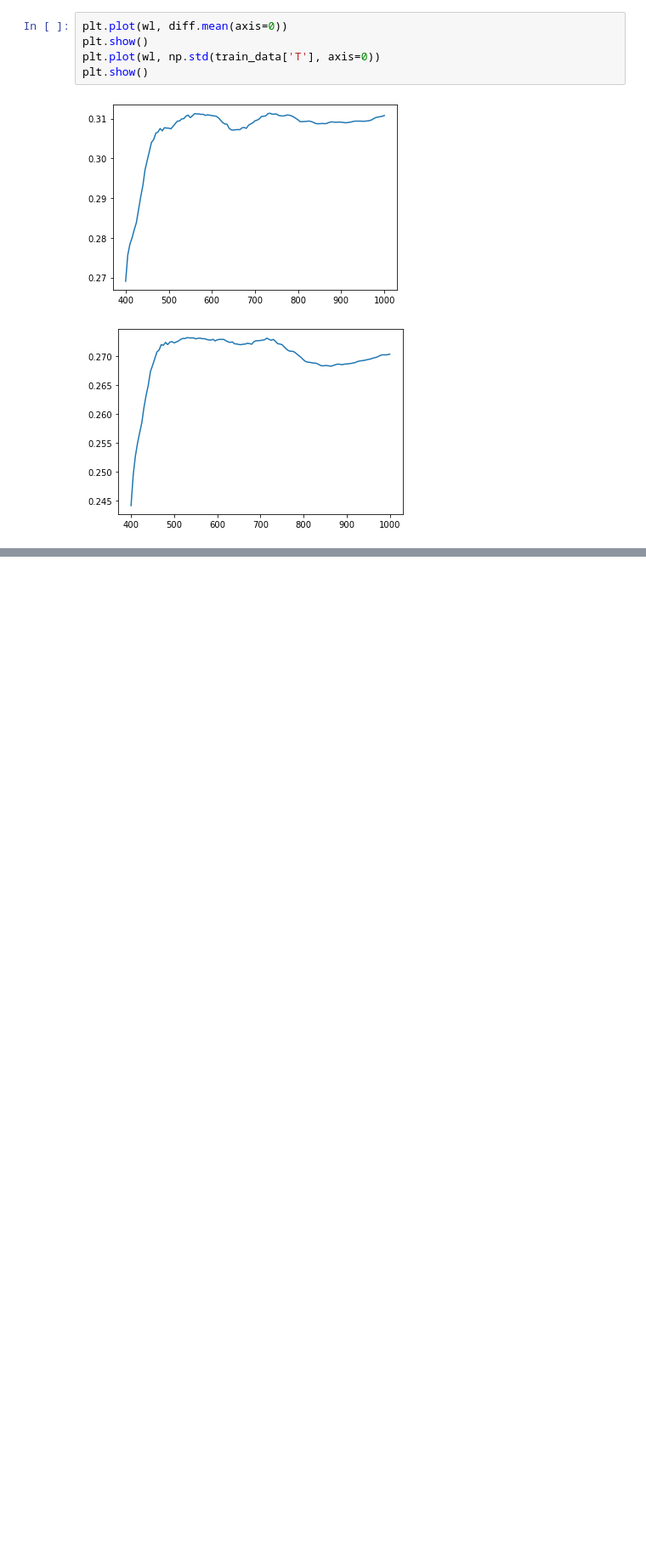
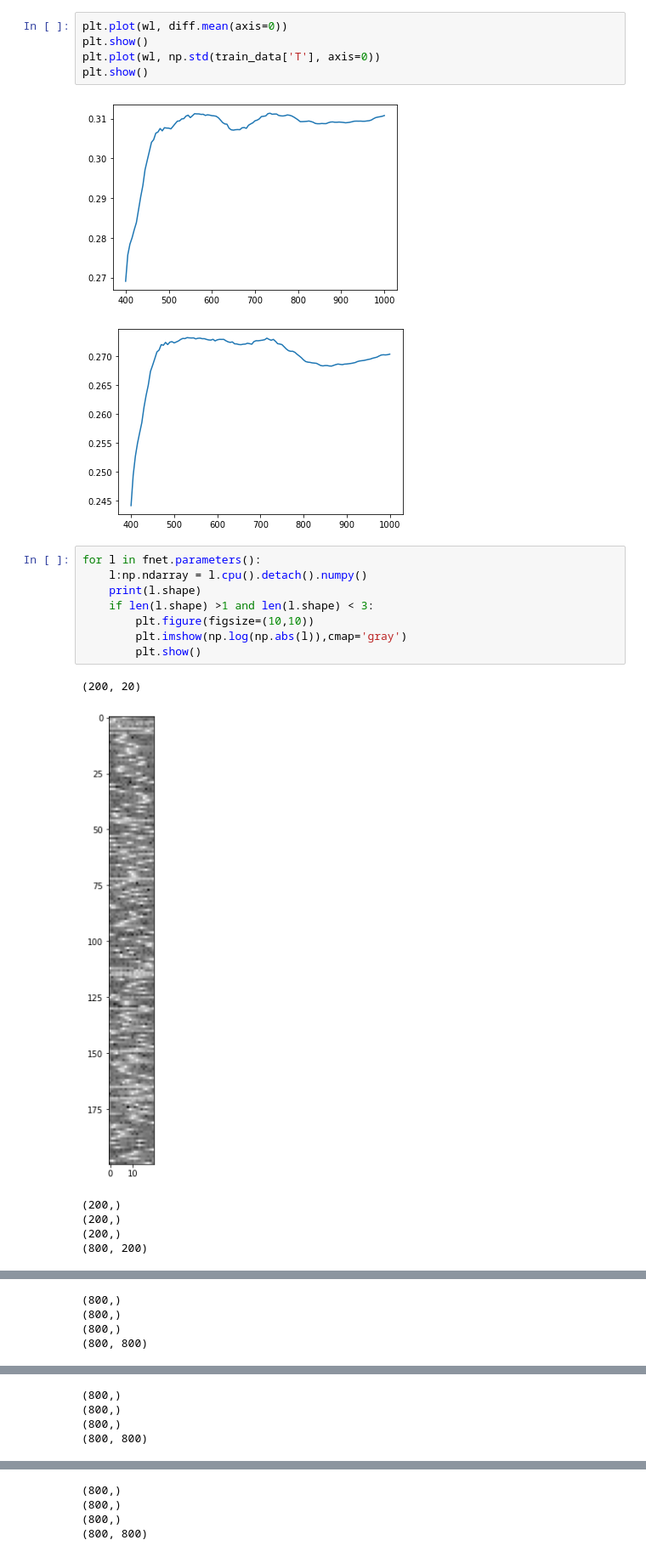
Before and after one commit to lixiaoyu0429/PCSED, a Jupyter notebook: test_fnet.ipynb, the cells around one changed output, grey strips where cells are left out. Shown at 85% size. Saved outputs shown, nothing was run; the diff lists cells and outputs as text; blank space fills up the shorter version.

```diff
--- a/test_fnet.ipynb
+++ b/test_fnet.ipynb
@@ -100,3 +116,18 @@ plt.show()
 # %% [output]
 [figure]
 [figure]
+# %%
+for l in fnet.parameters():
+    l:np.ndarray = l.cpu().detach().numpy()
+    print(l.shape)
+    if len(l.shape) >1 and len(l.shape) < 3:
+        plt.figure(figsize=(10,10))
+        plt.imshow(np.log(np.abs(l)),cmap='gray')
+        plt.show()
+# %% [output]
+(200, 20)
+[figure, added]
+(200,)
+(200,)
+(200,)
+(800, 200)
@@ -102,0 +135,4 @@ plt.show()
+(800,)
+(800,)
+(800,)
+(800, 800)
@@ -102,0 +140,4 @@ plt.show()
+(800,)
+(800,)
+(800,)
+(800, 800)
@@ -102,0 +145,4 @@ plt.show()
+(800,)
+(800,)
+(800,)
+(800, 800)
```
Also changed, not shown: parts of 8 cells of this notebook, 9 other files.
